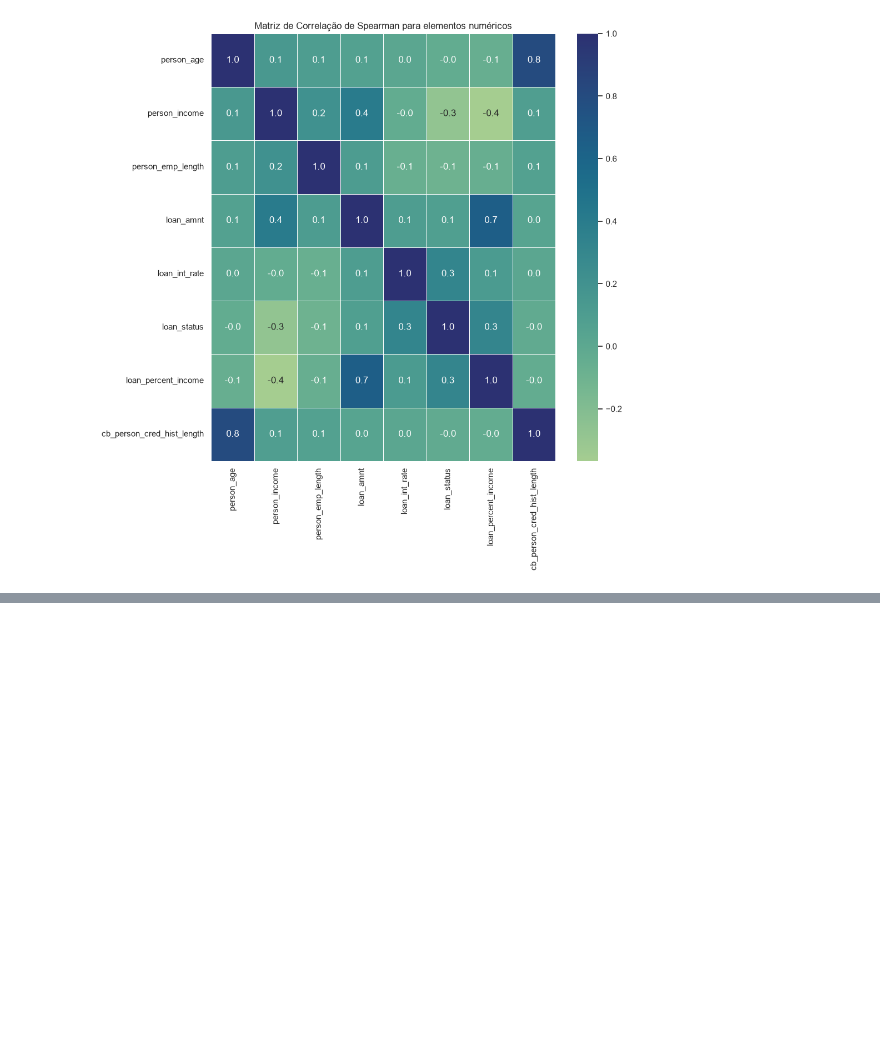
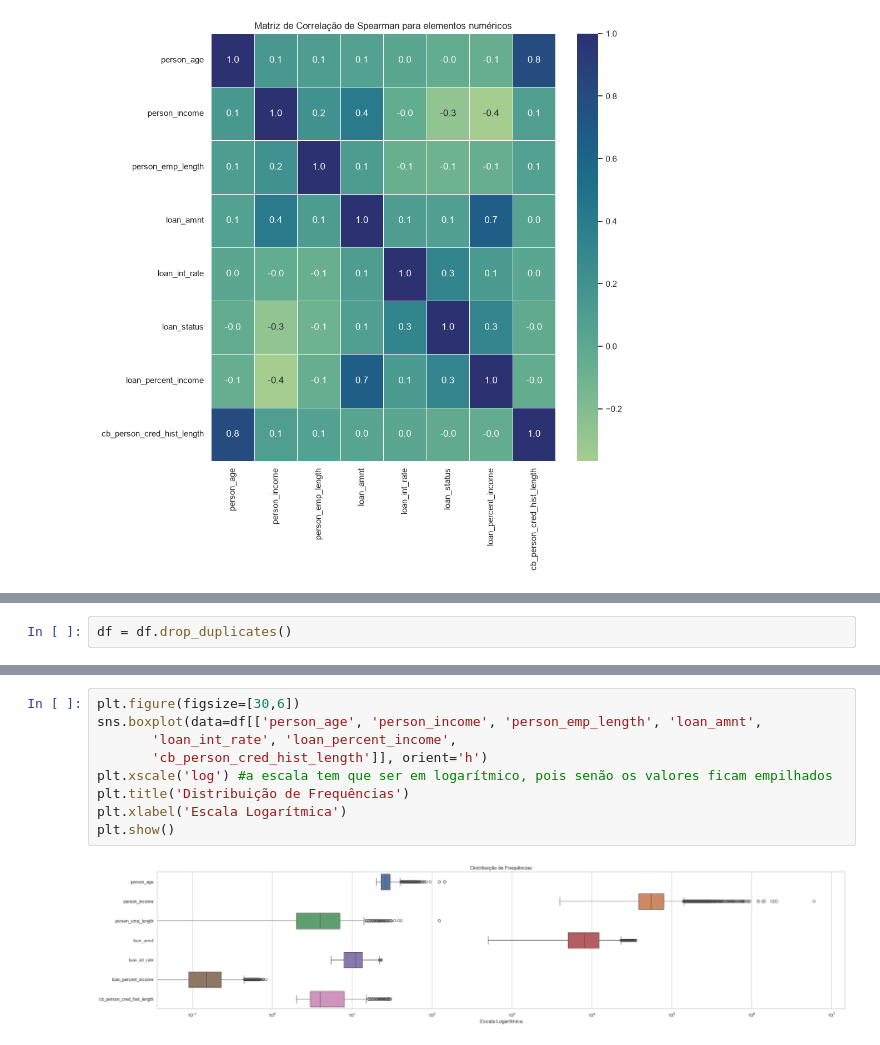
Before and after one commit to niksonlaurentino/SCTECH_Projeto_Avaliativo_M_1, a Jupyter notebook: Main.ipynb, the cells around one changed output, grey strips where cells are left out. Saved outputs shown, nothing was run; the diff lists cells and outputs as text; blank space fills up the shorter version.

Commit message:
feat: Tratamento e Limpeza (Data Prep) no notebook Main

```diff
--- a/Main.ipynb
+++ b/Main.ipynb
@@ -143,0 +134,2 @@ Quanto ao mapa de calor com as correlações de Pearson e Spearman, que medem a
+# %%
+df = df.drop_duplicates()
@@ -143,0 +168,11 @@ Quanto ao mapa de calor com as correlações de Pearson e Spearman, que medem a
+# %%
+plt.figure(figsize=[30,6])
+sns.boxplot(data=df[['person_age', 'person_income', 'person_emp_length', 'loan_amnt',
+       'loan_int_rate', 'loan_percent_income',
+       'cb_person_cred_hist_length']], orient='h')
+plt.xscale('log') #a escala tem que ser em logarítmico, pois senão os valores ficam empilhados
+plt.title('Distribuição de Frequências')
+plt.xlabel('Escala Logarítmica')
+plt.show()
+# %% [output]
+[figure, added]
```
Also changed, not shown: parts of 9 cells of this notebook.
